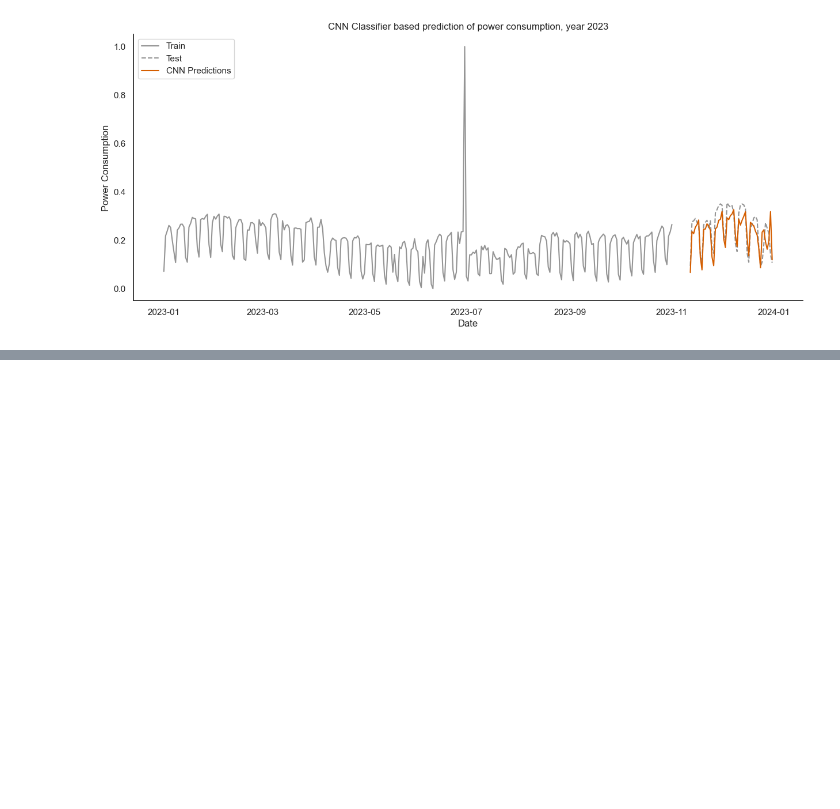
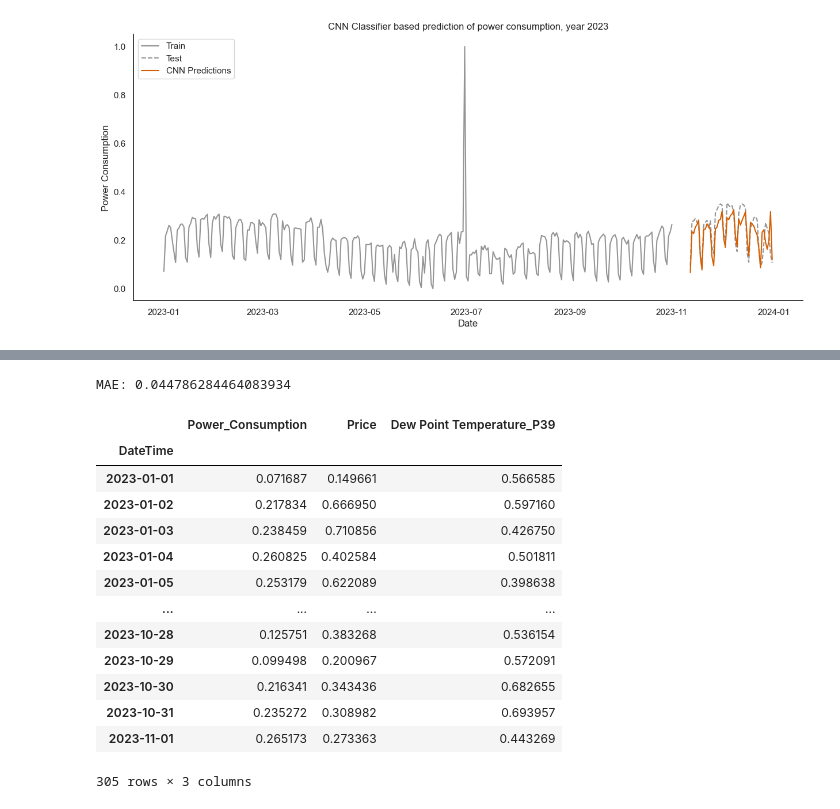
Before and after one commit to iot-lnu/Research-KalmarEnergy, a Jupyter notebook: KE_CNN.ipynb, the cells around one changed output, grey strips where cells are left out. Cells and saved outputs as stored; diff of their text form; code cells hidden in the pictures; blank space fills up the shorter version.

```diff
--- a/KE_CNN.ipynb
+++ b/KE_CNN.ipynb
@@ -167,0 +179,8 @@ plt.show()
+# %%
+# Modify the data split section to include the entire dataframe final_df_resampled_scaled rather than just the Power_Consumption column:
+# Split the data
+train, test = final_df_resampled_scaled[:-points_to_predict], final_df_resampled_scaled[-points_to_predict:]
+
+# Reshape the data
+X_train, y_train = create_dataset(train, 'Power_Consumption', 'Price', look_back)
+X_test, y_test = create_dataset(test, 'Power_Consumption', 'Price', look_back)
@@ -167,0 +210,23 @@ plt.show()
+# %%
+# Compute MAE
+mae = mean_absolute_error(y_test, predictions)
+print(f'MAE: {mae}')
+# %% [output]
+MAE: 0.044786284464083934
+# %%
+train
+# %% [output]
+|  | Power_Consumption | Price | Dew Point Temperature_P39 |
+| DateTime |  |  |  |
+| 2023-01-01 | 0.071687 | 0.149661 | 0.566585 |
+| 2023-01-02 | 0.217834 | 0.666950 | 0.597160 |
+| 2023-01-03 | 0.238459 | 0.710856 | 0.426750 |
+| 2023-01-04 | 0.260825 | 0.402584 | 0.501811 |
+| 2023-01-05 | 0.253179 | 0.622089 | 0.398638 |
+| ... | ... | ... | ... |
+| 2023-10-28 | 0.125751 | 0.383268 | 0.536154 |
+| 2023-10-29 | 0.099498 | 0.200967 | 0.572091 |
+| 2023-10-30 | 0.216341 | 0.343436 | 0.682655 |
+| 2023-10-31 | 0.235272 | 0.308982 | 0.693957 |
+| 2023-11-01 | 0.265173 | 0.273363 | 0.443269 |
+305 rows × 3 columns
```
Also changed, not shown: parts of 6 cells of this notebook.
